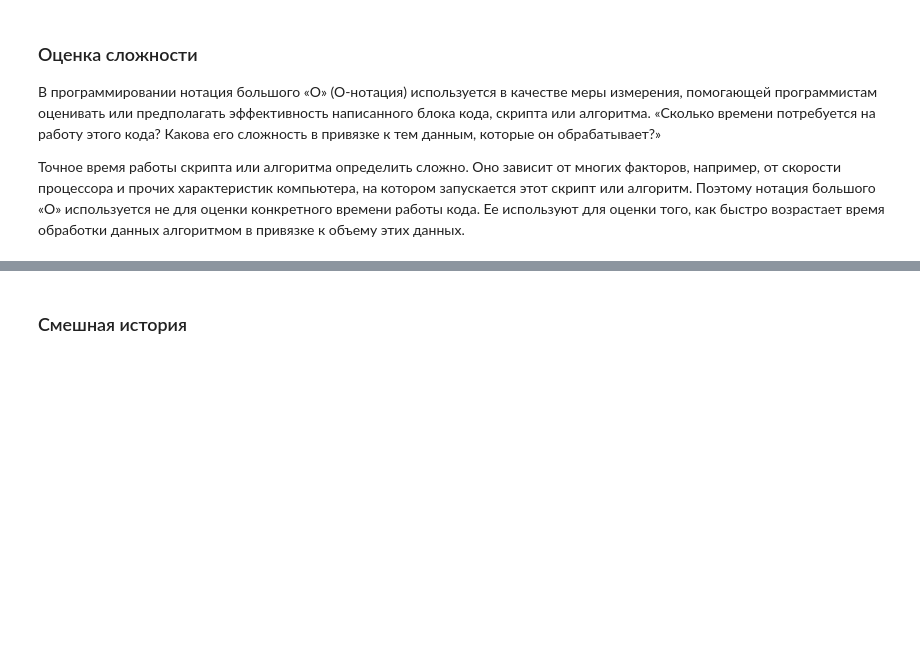
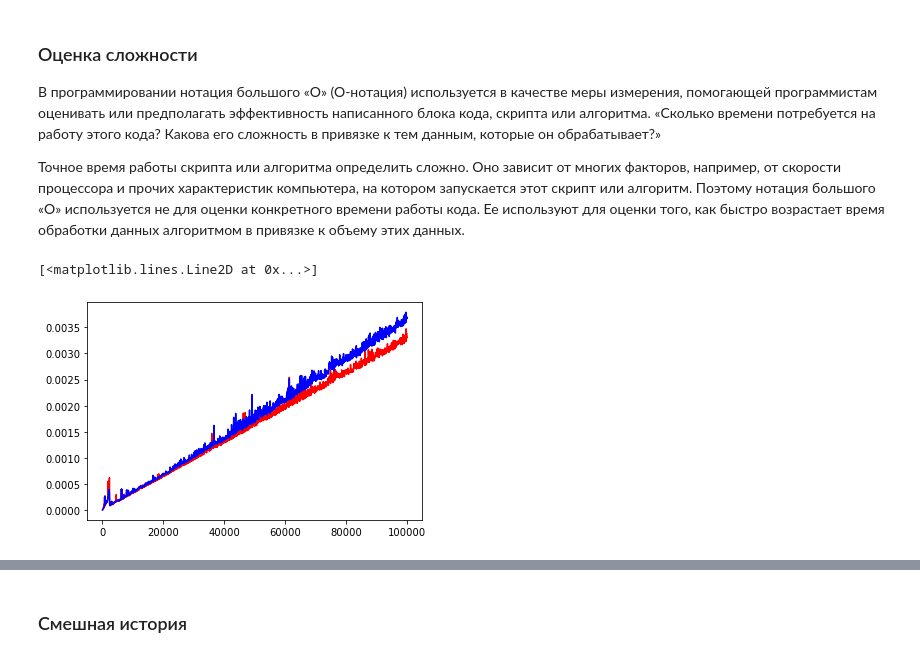
Before and after one commit to mgordenko/DPO_Python_DS14-main, a Jupyter notebook: Lect5 functions, o notation/Lect5_Part3.ipynb, the cells around one changed output, grey strips where cells are left out. Drawn from its saved outputs; the diff is of its cells as text; code cells hidden in the pictures; blank space fills up the shorter version.

```diff
--- a/Lect5 functions, o notation/Lect5_Part3.ipynb
+++ b/Lect5 functions, o notation/Lect5_Part3.ipynb
@@ -5,3 +5,46 @@
 В программировании нотация большого «О» (О-нотация) используется в качестве меры измерения, помогающей программистам оценивать или предполагать эффективность написанного блока кода, скрипта или алгоритма. «Сколько времени потребуется на работу этого кода? Какова его сложность в привязке к тем данным, которые он обрабатывает?»
 
 Точное время работы скрипта или алгоритма определить сложно. Оно зависит от многих факторов, например, от скорости процессора и прочих характеристик компьютера, на котором запускается этот скрипт или алгоритм. Поэтому нотация большого «О» используется не для оценки конкретного времени работы кода. Ее используют для оценки того, как быстро возрастает время обработки данных алгоритмом в привязке к объему этих данных.
+# %%
+def sumList(l):
+    s = 0         # 1
+    for i in l:   # len(l) = n
+        s = s + i # n + n
+    return s      # 1
+# 3n + 2 ---> O(n)
+# %%
+def maxList(l):
+    m = l[0]      # 2
+    for i in l:   # n
+        if i > m: # n
+            m = i # 0..n-1
+    return m      # 1
+# 2n+3..3n+2 ---> O(n)
+# %%
+n = 100000
+l = [i for i in range(n)]
+# %%
+import time
+
+time_max = []
+time_sum = []
+
+for size in range(50, n, 50):
+    sub_list = l[:size]
+    start = time.time()
+    maxList(sub_list)
+    end = time.time()
+    time_max.append(end - start)
+
+    start = time.time()
+    sumList(sub_list)
+    end = time.time()
+    time_sum.append(end - start)
+# %%
+import matplotlib.pyplot as plt
+
+plt.plot(range(50, n, 50), time_max, color = 'red')
+plt.plot(range(50, n, 50), time_sum, color = 'blue')
+# %% [output]
+[<matplotlib.lines.Line2D at 0x...>]
+[figure, added]
```
Also changed, not shown: parts of 17 cells of this notebook.
